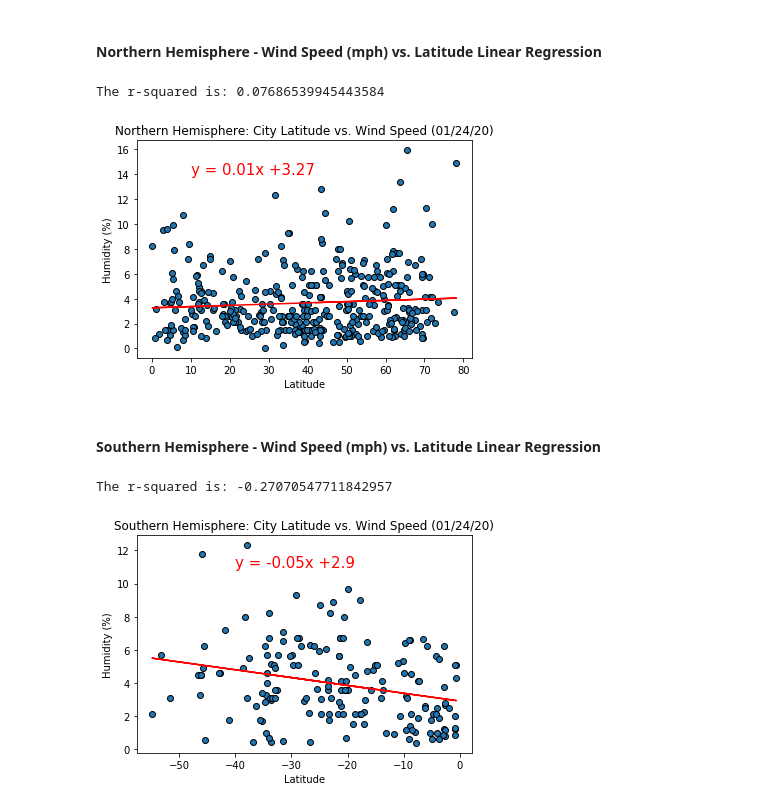
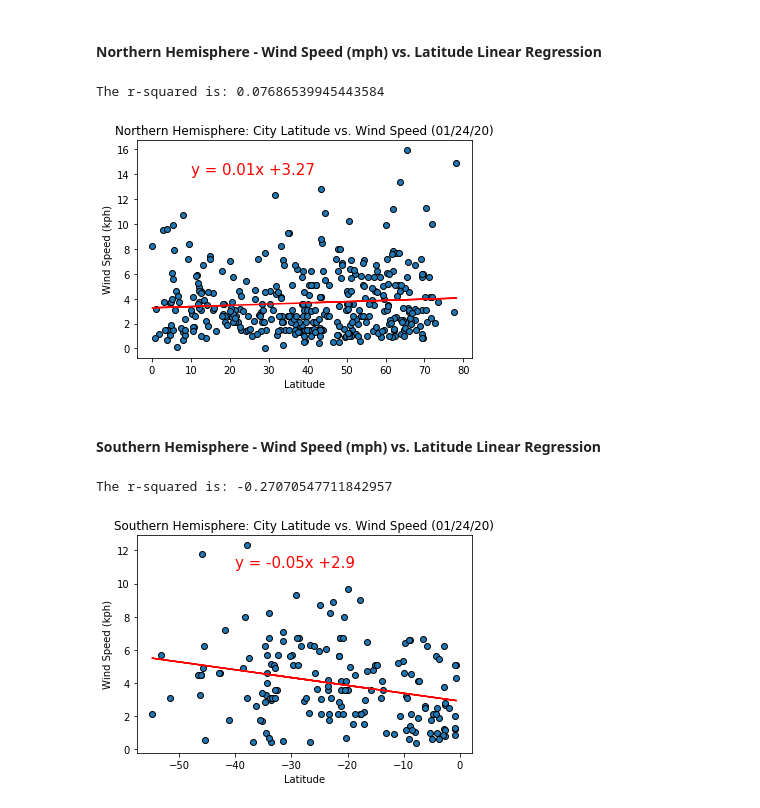
Before and after one commit to loryuen/python-api-challenge, a Jupyter notebook: WeatherPy/WeatherPy.ipynb, the cells around one changed output. Saved outputs shown, nothing was run; the diff lists cells and outputs as text; code cells hidden in the pictures.

```diff
--- a/WeatherPy/WeatherPy.ipynb
+++ b/WeatherPy/WeatherPy.ipynb
@@ -471,35 +467,35 @@ The r-squared is: 0.09717040988961571
 x_values = north_cities_df['lat']
 y_values = north_cities_df['windspeed']
 
 # Perform a linear regression on wind speed vs. latitude
 (slope, intercept, rvalue, pvalue, stderr) = stats.linregress(x_values, y_values)
 
 # Get regression values
 regress_values = x_values * slope + intercept
 
 # Create line equation string
 line_eq = "y = " + str(round(slope,2)) + "x +" + str(round(intercept,2))
 
 # Create Plot
 plt.scatter(x_values,y_values, edgecolor = 'black')
 plt.plot(x_values,regress_values,"r-")
 
 # Label plot and annotate the line equation
 plt.xlabel('Latitude')
-plt.ylabel('Humidity (%)')
+plt.ylabel('Wind Speed (kph)')
 plt.title('Northern Hemisphere: City Latitude vs. Wind Speed (01/24/20)') # figure out how to do date stamp here
 plt.annotate(line_eq,(10,14),fontsize=15,color="red")
 
 # Print r square value
 print(f"The r-squared is: {rvalue}")
 
 #plt.grid()
 plt.savefig('images/NORTH_City_Lat_vs_Windspeed_REGRESS.png')
 
 plt.show()
 # %% [output]
 The r-squared is: 0.07686539945443584
-[figure, old version]
+[figure, new version]
 # %% [markdown]
 ####  Southern Hemisphere - Wind Speed (mph) vs. Latitude Linear Regression
 # %%
@@ -522,7 +518,7 @@ plt.plot(x_values,regress_values,"r-")
 
 # Label plot and annotate the line equation
 plt.xlabel('Latitude')
-plt.ylabel('Humidity (%)')
+plt.ylabel('Wind Speed (kph)')
 plt.title('Southern Hemisphere: City Latitude vs. Wind Speed (01/24/20)') # figure out how to do date stamp here
 plt.annotate(line_eq,(-40,11),fontsize=15,color="red")
 
@@ -534,4 +530,4 @@ plt.savefig('images/SOUTH_City_Lat_vs_Windspeed_REGRESS.png')
 plt.show()
 # %% [output]
 The r-squared is: -0.27070547711842957
-[figure, old version]
+[figure, new version]
```
Also changed, not shown: parts of 7 cells of this notebook, 4 other files.
